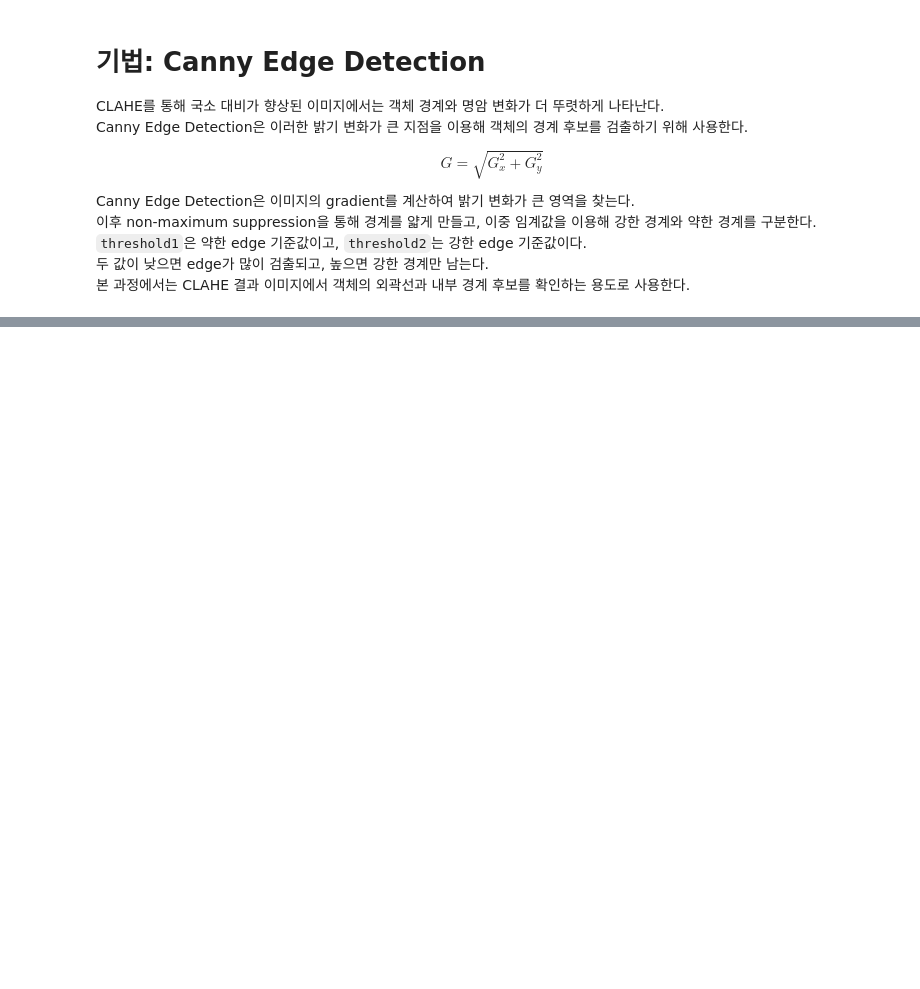
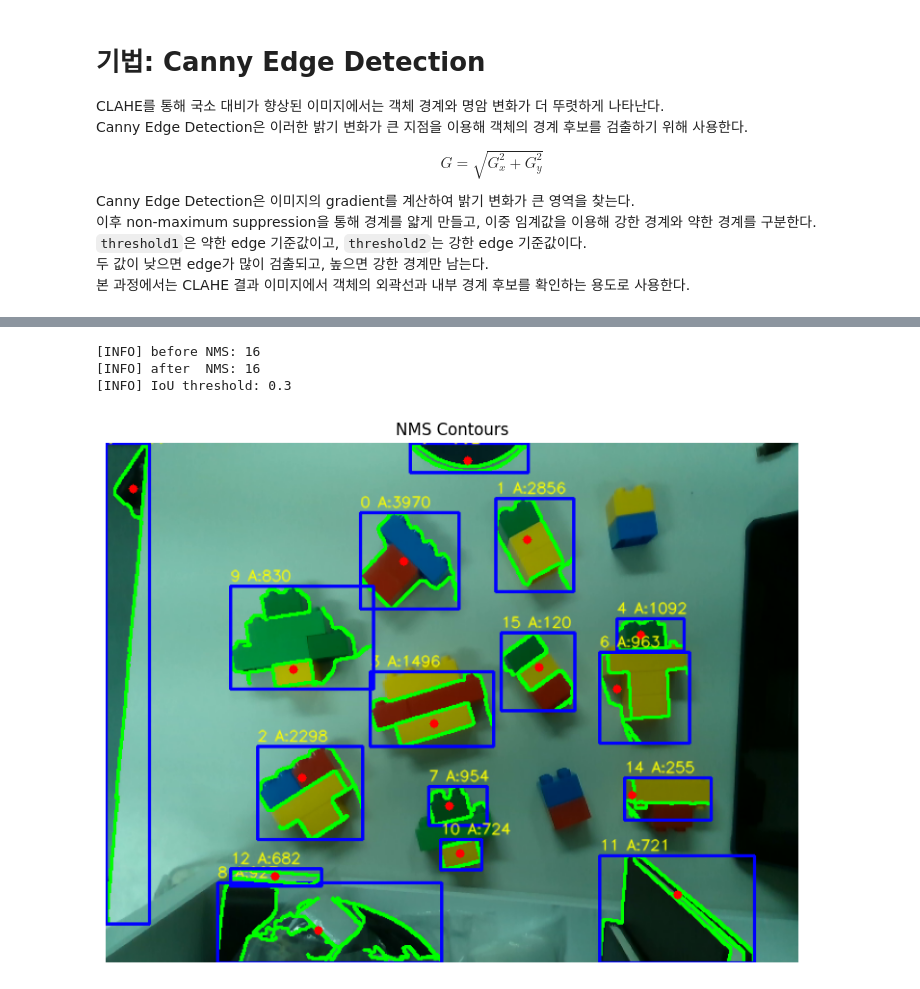
Before and after one commit to engineer0914/pointcloud_test, a Jupyter notebook: test.ipynb, the cells around one changed output, grey strips where cells are left out. Drawn from its saved outputs; the diff is of its cells as text; code cells hidden in the pictures; blank space fills up the shorter version.

```diff
--- a/test.ipynb
+++ b/test.ipynb
@@ -610,0 +1121,19 @@ canny_edges = apply_canny_edge(
+# %%
+nms_contours, nms_infos, nms_indices = nms_contours_by_bbox(
+    contours=contours,
+    contour_infos=contour_infos,
+    iou_threshold=0.3,
+    score_key="area"
+)
+
+nms_vis_img = draw_nms_contours(
+    color_img=color_img,
+    kept_contours=nms_contours,
+    kept_infos=nms_infos,
+    show=True
+)
+# %% [output]
+[INFO] before NMS: 16
+[INFO] after  NMS: 16
+[INFO] IoU threshold: 0.3
+[figure, added]
```
Also changed, not shown: parts of 14 cells of this notebook, 2 other files.
